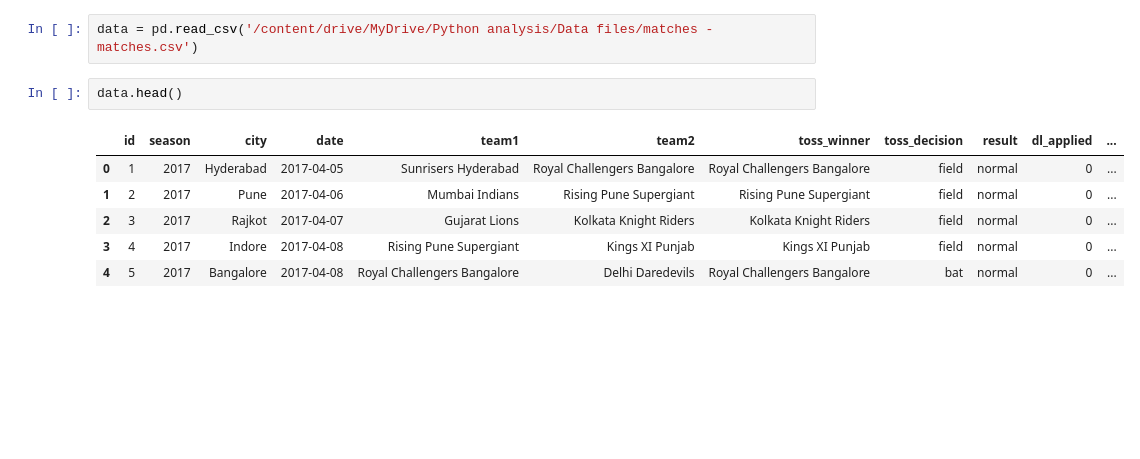
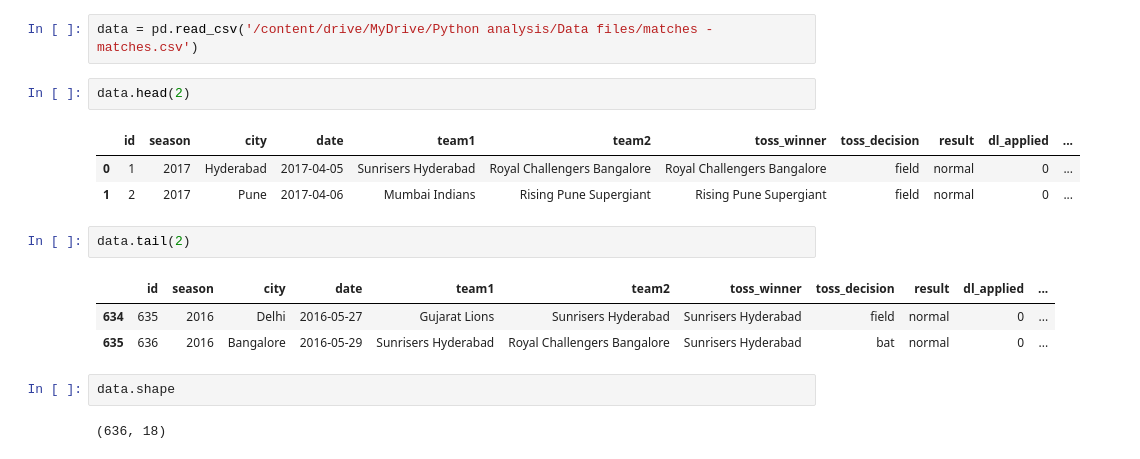
Before and after one commit to sagarkumarmishra/IPL-DATA-ANALYSIS, a Jupyter notebook: IPL_data_analysis.ipynb, the cells around one changed output. Drawn from its saved outputs; the diff is of its cells as text; blank space fills up the shorter version.

```diff
--- a/IPL_data_analysis.ipynb
+++ b/IPL_data_analysis.ipynb
@@ -6,11 +6,18 @@ import pandas as pd
 # %%
 data = pd.read_csv('/content/drive/MyDrive/Python analysis/Data files/matches - matches.csv')
 # %%
-data.head()
+data.head(2)
 # %% [output]
 |  | id | season | city | date | team1 | team2 | toss_winner | toss_decision | result | dl_applied | ... |
 | 0 | 1 | 2017 | Hyderabad | 2017-04-05 | Sunrisers Hyderabad | Royal Challengers Bangalore | Royal Challengers Bangalore | field | normal | 0 | ... |
 | 1 | 2 | 2017 | Pune | 2017-04-06 | Mumbai Indians | Rising Pune Supergiant | Rising Pune Supergiant | field | normal | 0 | ... |
-| 2 | 3 | 2017 | Rajkot | 2017-04-07 | Gujarat Lions | Kolkata Knight Riders | Kolkata Knight Riders | field | normal | 0 | ... |
-| 3 | 4 | 2017 | Indore | 2017-04-08 | Rising Pune Supergiant | Kings XI Punjab | Kings XI Punjab | field | normal | 0 | ... |
-| 4 | 5 | 2017 | Bangalore | 2017-04-08 | Royal Challengers Bangalore | Delhi Daredevils | Royal Challengers Bangalore | bat | normal | 0 | ... |
+# %%
+data.tail(2)
+# %% [output]
+|  | id | season | city | date | team1 | team2 | toss_winner | toss_decision | result | dl_applied | ... |
+| 634 | 635 | 2016 | Delhi | 2016-05-27 | Gujarat Lions | Sunrisers Hyderabad | Sunrisers Hyderabad | field | normal | 0 | ... |
+| 635 | 636 | 2016 | Bangalore | 2016-05-29 | Sunrisers Hyderabad | Royal Challengers Bangalore | Sunrisers Hyderabad | bat | normal | 0 | ... |
+# %%
+data.shape
+# %% [output]
+(636, 18)
```
Also changed, not shown: parts of 10 cells of this notebook.
